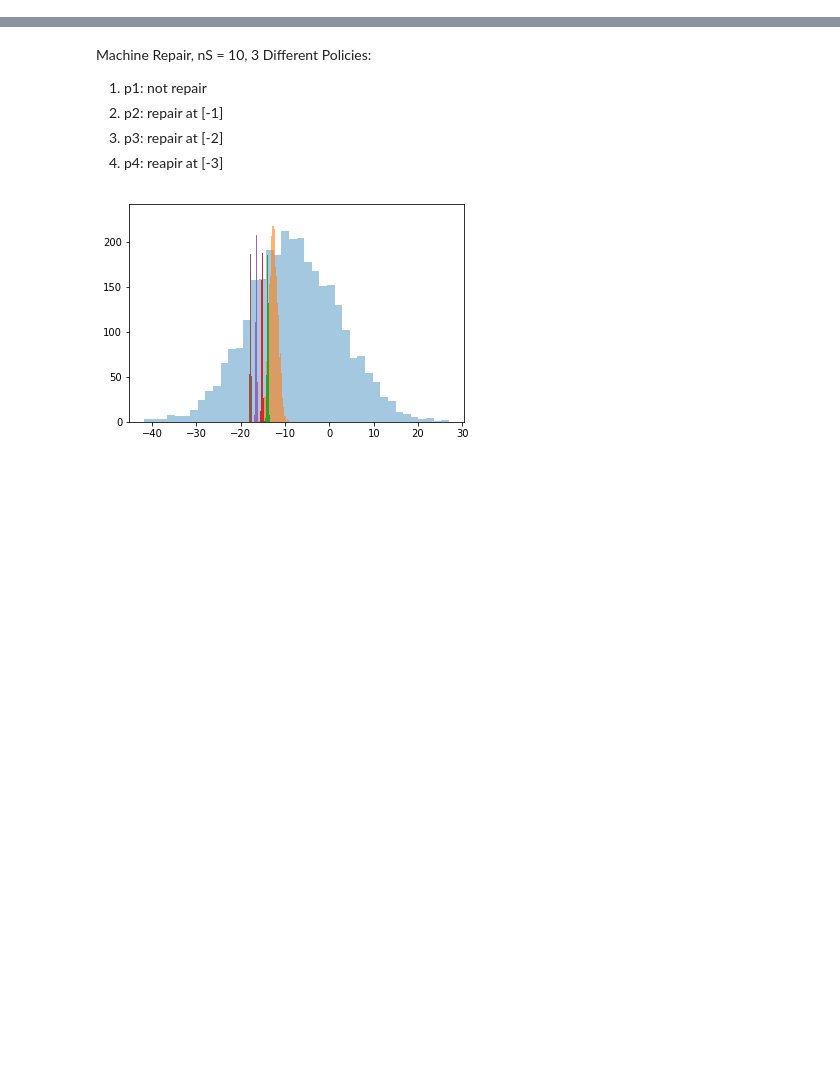
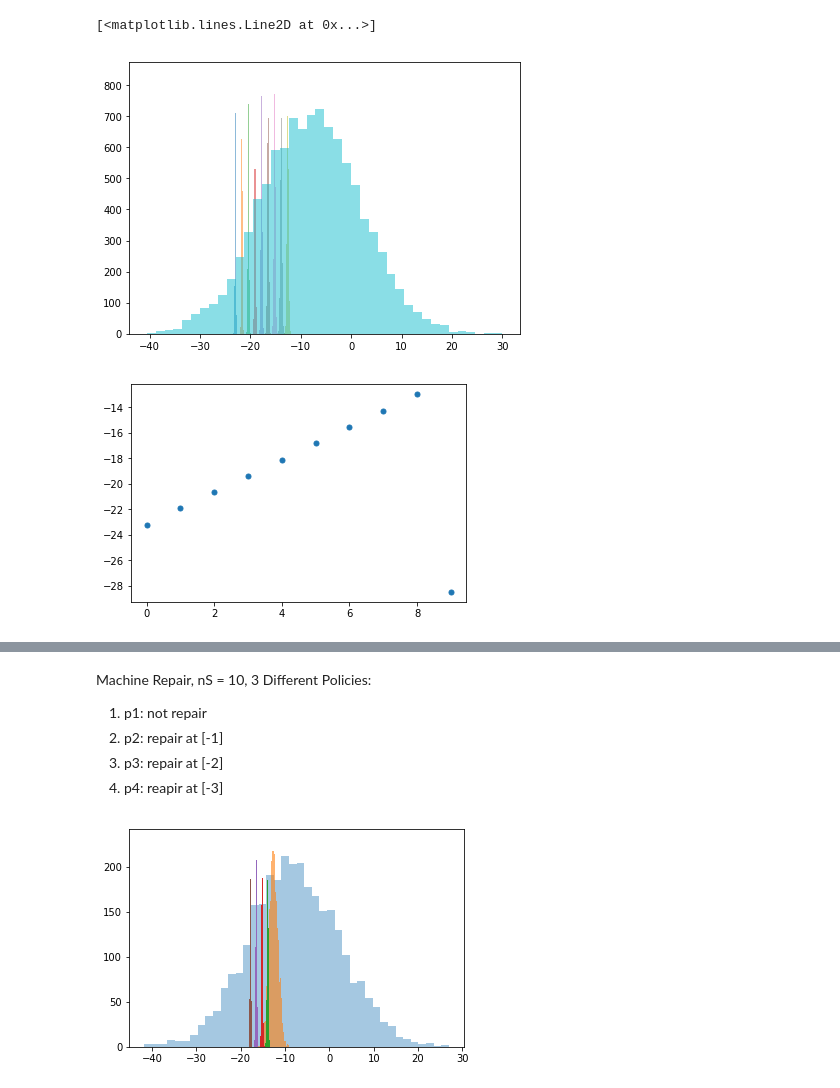
Before and after one commit to Rkeramati/crl, a Jupyter notebook: UAI/Analysis.ipynb, the cells around one changed output, grey strips where cells are left out. Drawn from its saved outputs; the diff is of its cells as text; code cells hidden in the pictures; blank space fills up the shorter version.

```diff
--- a/UAI/Analysis.ipynb
+++ b/UAI/Analysis.ipynb
@@ -35,0 +45,27 @@ def CVaRplot(ax, ret, label):
+# %%
+CVaRs = np.zeros(10)
+plt.figure(figsize=(7, 5))
+trial = 10000
+for i in range(10):
+    policy = np.zeros(10) + 1
+    policy[i] = 0
+    env = machine_repair()
+    returns = np.zeros(trial)
+    for n in range(trial):
+        o = env.reset()
+        terminal = False
+        ret = 0
+        while not terminal:
+            a = policy[o]
+            no, r, terminal = env.step(a)
+            ret += r
+            o = no
+        returns[n] = ret
+    plt.hist(returns, bins=40, alpha=0.5, label='Repair at %d'%(i))
+    CVaRs[i] = CVaR(returns, 0.05)
+plt.figure()
+plt.plot(CVaRs, '.', markersize=10)
+# %% [output]
+[<matplotlib.lines.Line2D at 0x...>]
+[figure, added]
+[figure, added]
```
Also changed, not shown: parts of 46 cells of this notebook, 6 other files.
